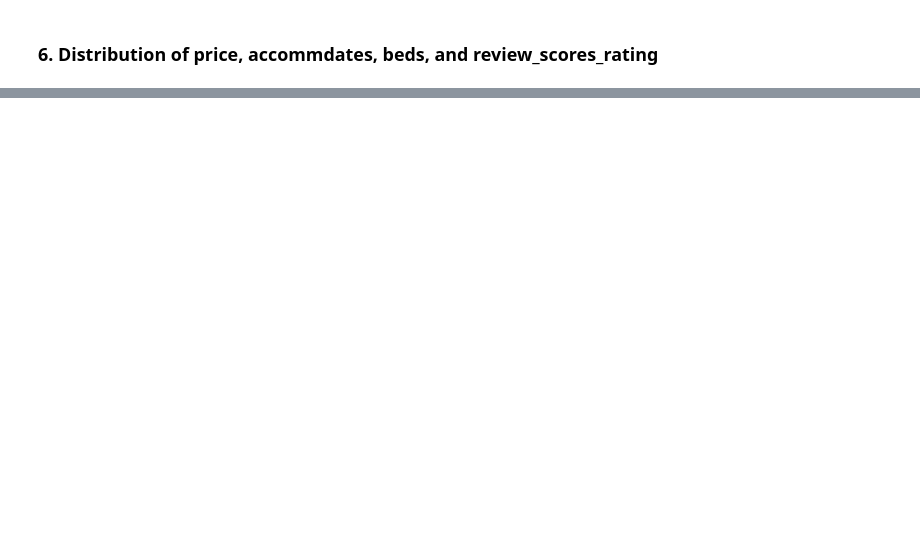
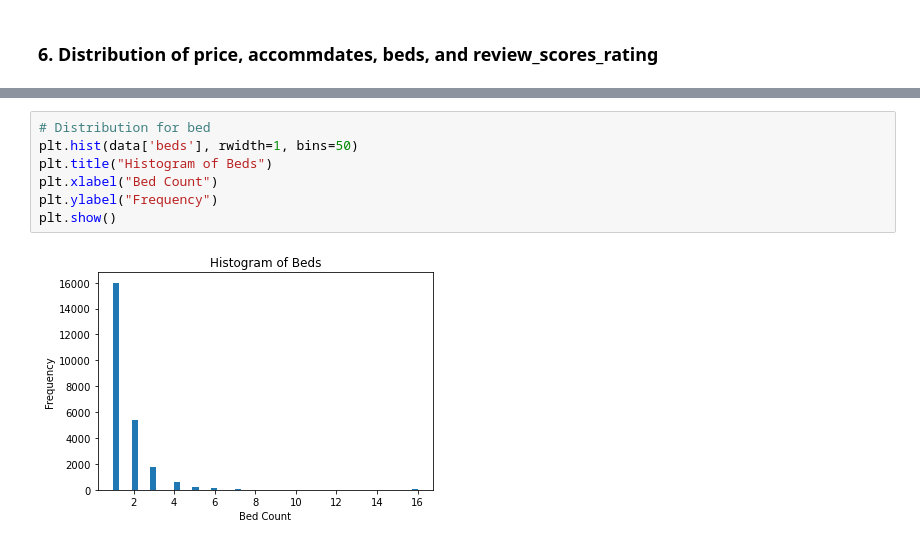
Before and after one commit to jared-myers/AirBnB-Data-Cleaning, a Jupyter notebook: Cleaning AirBnB Listings.ipynb, the cells around one changed output, grey strips where cells are left out. Drawn from its saved outputs; the diff is of its cells as text; blank space fills up the shorter version.

```diff
--- a/Cleaning AirBnB Listings.ipynb
+++ b/Cleaning AirBnB Listings.ipynb
@@ -157,0 +213,9 @@ plt.show()
+# %%
+# Distribution for bed
+plt.hist(data['beds'], rwidth=1, bins=50)
+plt.title("Histogram of Beds")
+plt.xlabel("Bed Count")
+plt.ylabel("Frequency")
+plt.show()
+# %% [output]
+[figure, added]
```
Also changed, not shown: parts of 39 cells of this notebook, 2 other files.
